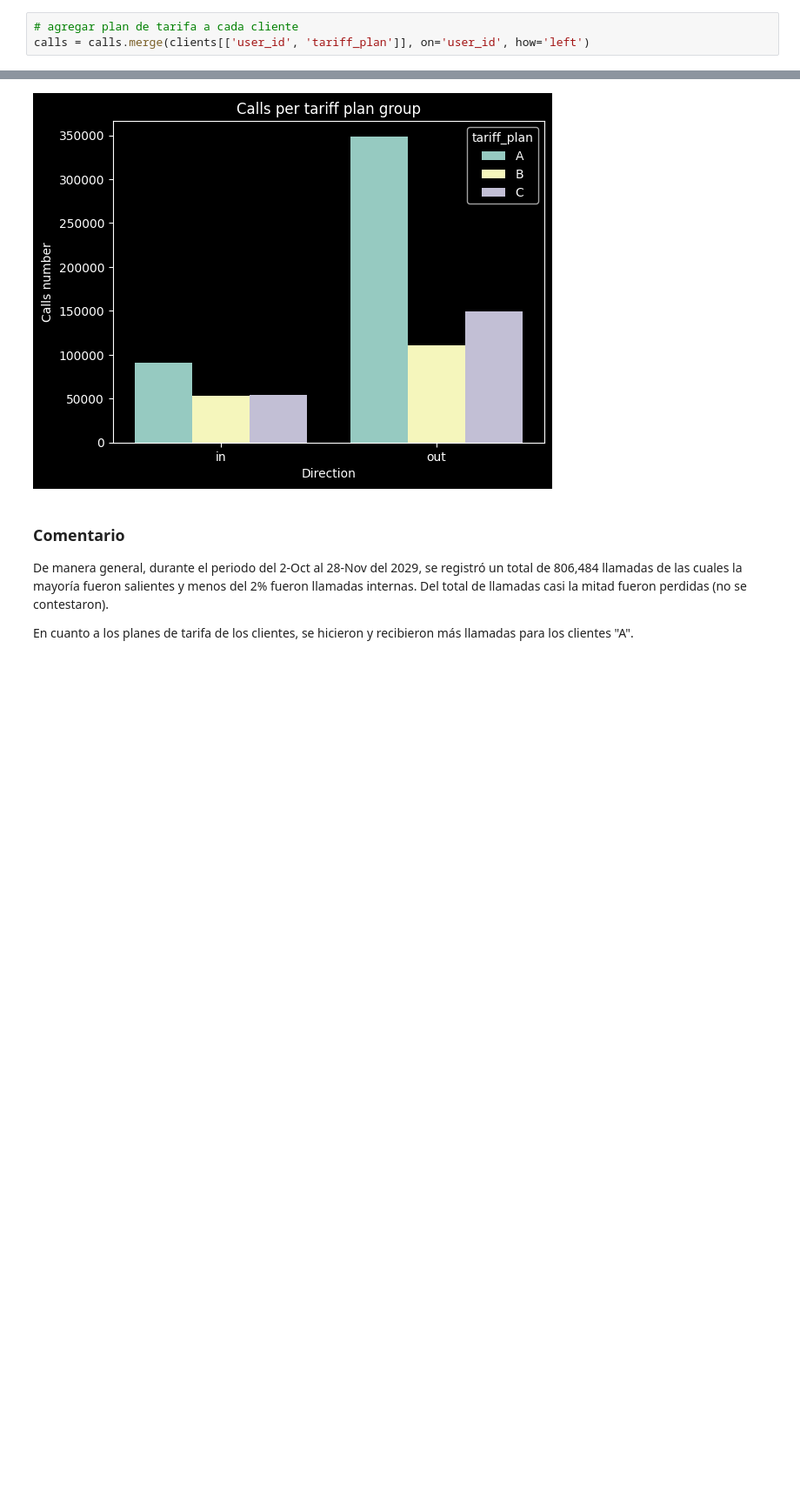
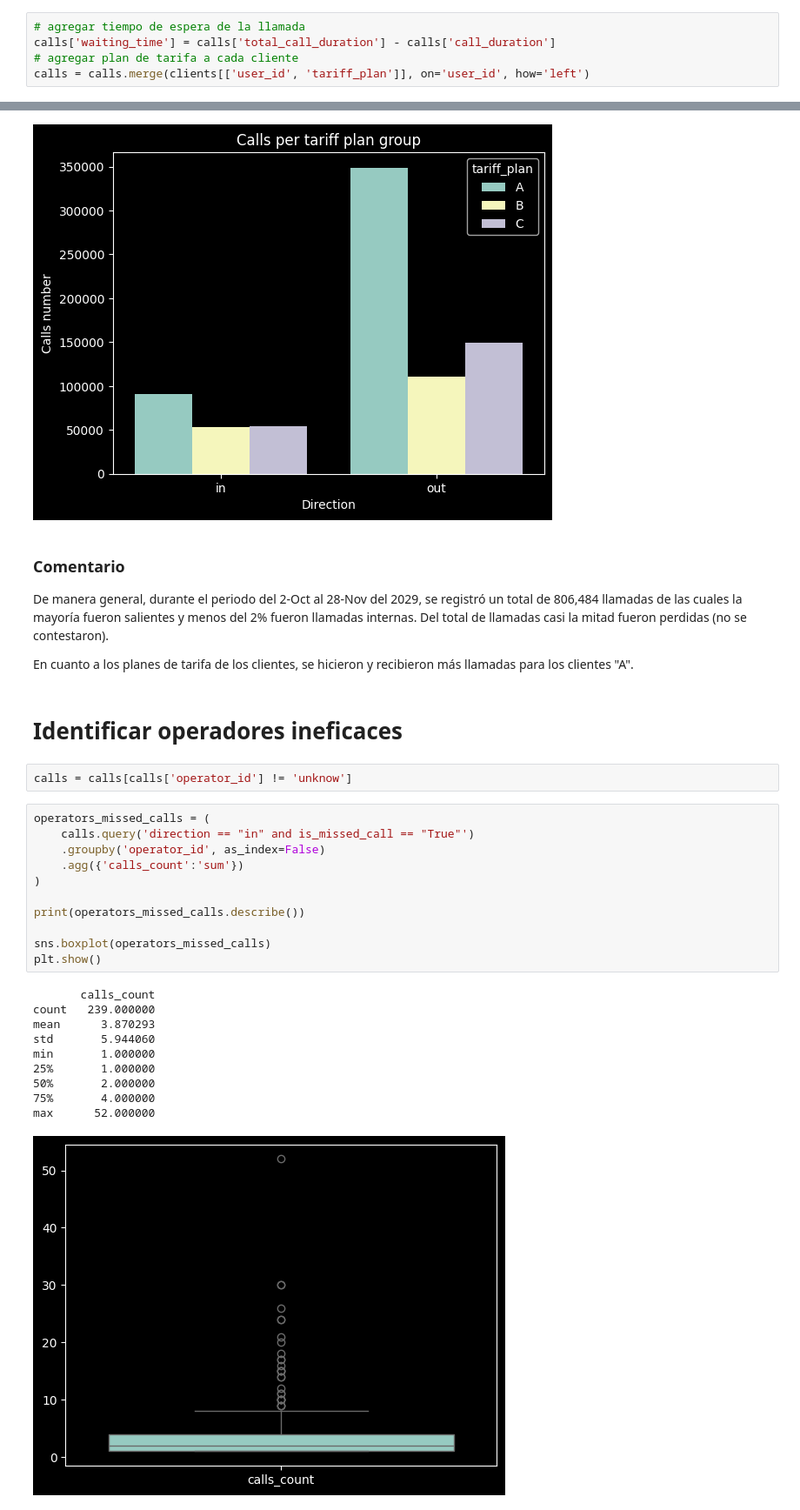
Before and after one commit to XivxnX/analisis_CallMeBaby, a Jupyter notebook: analisis_callmebaby.ipynb, the cells around one changed output, grey strips where cells are left out. Shown at 87% size. Drawn from its saved outputs; the diff is of its cells as text; blank space fills up the shorter version.

Commit message:
Update: identificar operadores ineficaces

```diff
--- a/analisis_callmebaby.ipynb
+++ b/analisis_callmebaby.ipynb
@@ -133,6 +137,8 @@ calls = calls.sort_values(by='date')
 # %% [markdown]
 ## Análisis general de llamadas
 # %%
+# agregar tiempo de espera de la llamada
+calls['waiting_time'] = calls['total_call_duration'] - calls['call_duration']
 # agregar plan de tarifa a cada cliente
 calls = calls.merge(clients[['user_id', 'tariff_plan']], on='user_id', how='left')
 # %%
@@ -212,3 +218,29 @@ plt.show()
 De manera general, durante el periodo del 2-Oct al 28-Nov del 2029, se registró un total de 806,484 llamadas de las cuales la mayoría fueron salientes y menos del 2% fueron llamadas internas. Del total de llamadas casi la mitad fueron perdidas (no se contestaron).
 
 En cuanto a los planes de tarifa de los clientes, se hicieron y recibieron más llamadas para los clientes "A".
+# %% [markdown]
+# Identificar operadores ineficaces
+# %%
+calls = calls[calls['operator_id'] != 'unknow']
+# %%
+operators_missed_calls = (
+    calls.query('direction == "in" and is_missed_call == "True"')
+    .groupby('operator_id', as_index=False)
+    .agg({'calls_count':'sum'})
+)
+
+print(operators_missed_calls.describe())
+
+sns.boxplot(operators_missed_calls)
+plt.show()
+# %% [output]
+       calls_count
+count   239.000000
+mean      3.870293
+std       5.944060
+min       1.000000
+25%       1.000000
+50%       2.000000
+75%       4.000000
+max      52.000000
+[figure, added]
```
Also changed, not shown: parts of 7 cells of this notebook.
